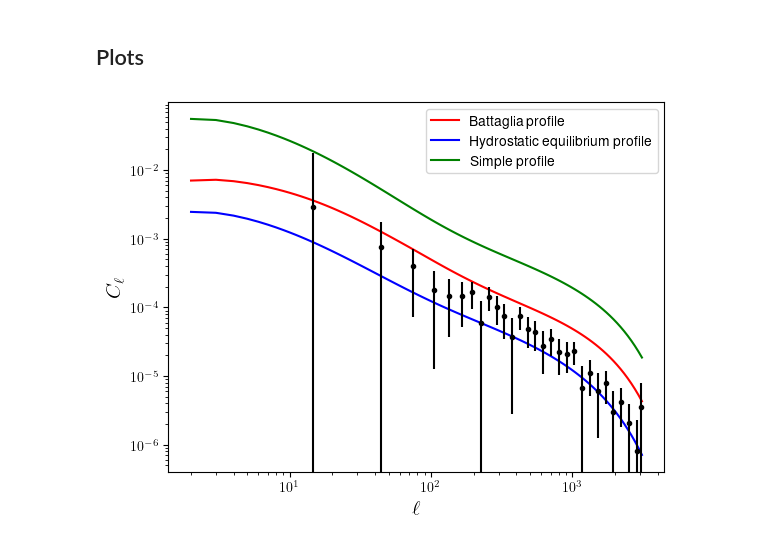
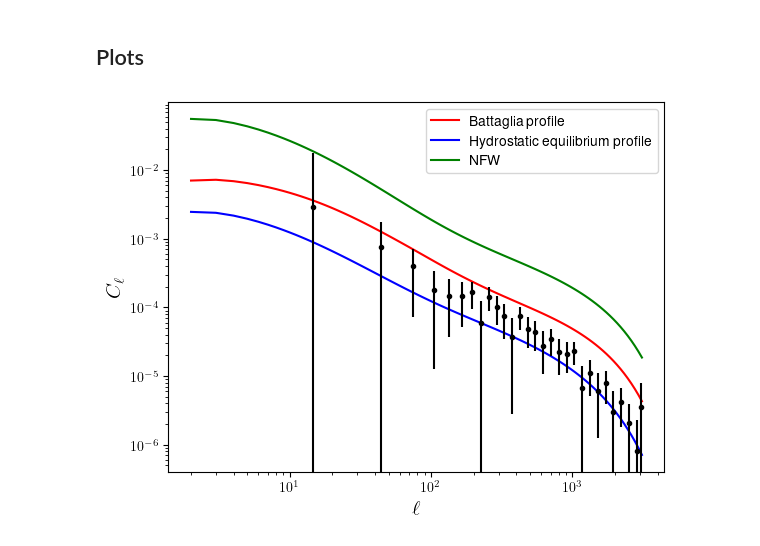
Before and after one commit to Cosmotheka/Cosmotheka_likelihoods, a Jupyter notebook: papers/ROSATx/Cls.ipynb, the cells around one changed output. Cells and saved outputs as stored; diff of their text form; code cells hidden in the pictures.

Commit message:
Added plots for NFW profile.

```diff
--- a/papers/ROSATx/Cls.ipynb
+++ b/papers/ROSATx/Cls.ipynb
@@ -143,14 +154,14 @@ cl_nfw *= cl_smoothing_factor(ls)
 # %%
 plt.plot(ls, cl_bg, 'r', label='Battaglia profile')
 plt.plot(ls, cl_he, 'b', label='Hydrostatic equilibrium profile')
-plt.plot(ls, cl_nfw, 'g', label='Simple profile')
+plt.plot(ls, cl_nfw, 'g', label='NFW')
 plt.errorbar(ROSAT, DESY1wl__2, yerr=err, fmt='k.')
 plt.loglog()
 plt.xlabel(r'$\ell$', fontsize=15)
 plt.ylabel(r'$C_\ell$', fontsize=15)
 
 plt.legend();
 
-plt.savefig('Plots/Cls_comparison.pdf');
+plt.savefig('Plots/Cls_Comparison.pdf');
 # %% [output]
-[figure, old version]
+[figure, new version]
```
Also changed, not shown: parts of 1 cell of this notebook, 5 other files.
